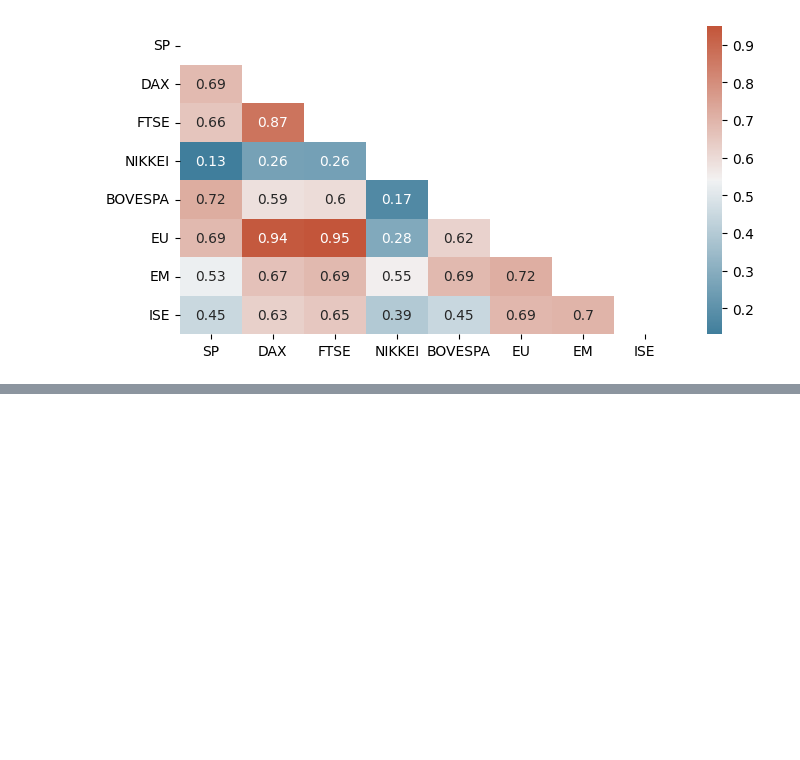
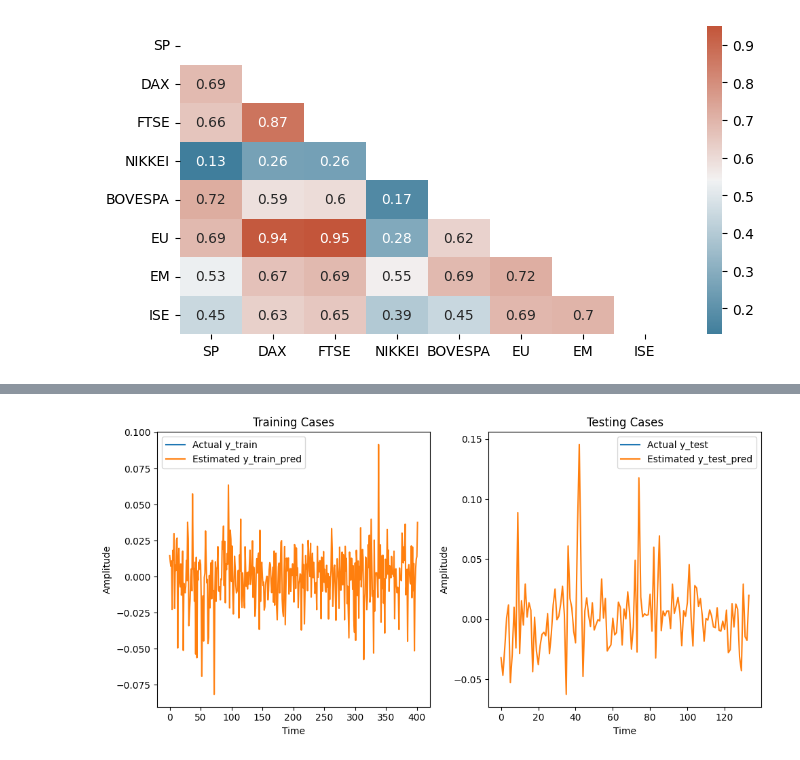
Before and after one commit to asheta66/CNN, a Jupyter notebook: Stock_Market_Prediction.ipynb, the cells around one changed output, grey strips where cells are left out. Cells and saved outputs as stored; diff of their text form; code cells hidden in the pictures; blank space fills up the shorter version.

```diff
--- a/Stock_Market_Prediction.ipynb
+++ b/Stock_Market_Prediction.ipynb
@@ -242,3 +252,35 @@ fig.savefig('Correlation.png')
+# %%
+import matplotlib.pyplot as plt
+
+# convert y_train_pred to 1D array
+y_train = np.var(y_train, axis=0)
+y_test = np.var(y_test, axis=0)
+
+fig, axs = plt.subplots(nrows=1, ncols=2, figsize=(10, 5))
+
+# subplot 1: actual and estimated responses for training cases
+axs[0].plot(y_train, label='Actual y_train')
+axs[0].plot(y_train_pred, label='Estimated y_train_pred')
+axs[0].set_title('Training Cases')
+axs[0].set_xlabel('Time')
+axs[0].set_ylabel('Amplitude')
+axs[0].legend()
+
+# subplot 2: actual and estimated responses for testing cases
+axs[1].plot(y_test, label='Actual y_test')
+axs[1].plot(y_test_pred, label='Estimated y_test_pred')
+axs[1].set_title('Testing Cases')
+axs[1].set_xlabel('Time')
+axs[1].set_ylabel('Amplitude')
+axs[1].legend()
+
+# adjust subplot spacing
+plt.tight_layout()
+
+# display plot
+plt.show()
+# %% [output]
+[figure, added]
 # %%
 from tensorflow.keras.utils import plot_model
 from tensorflow.keras.models import Model
```
Also changed, not shown: parts of 12 cells of this notebook.
